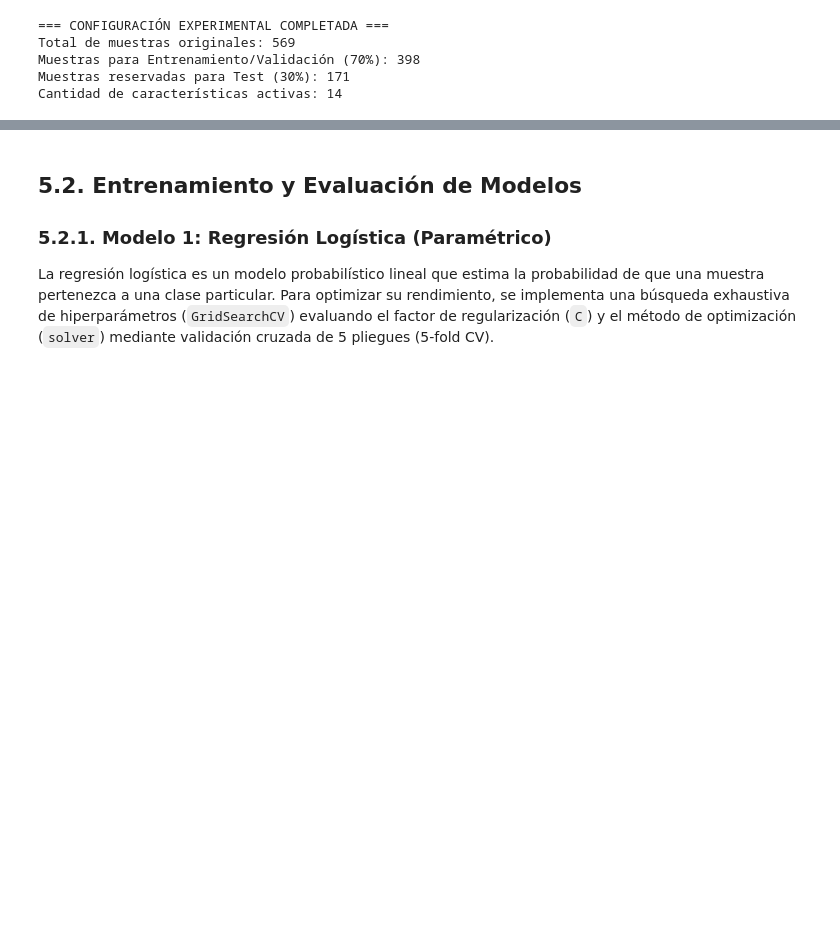
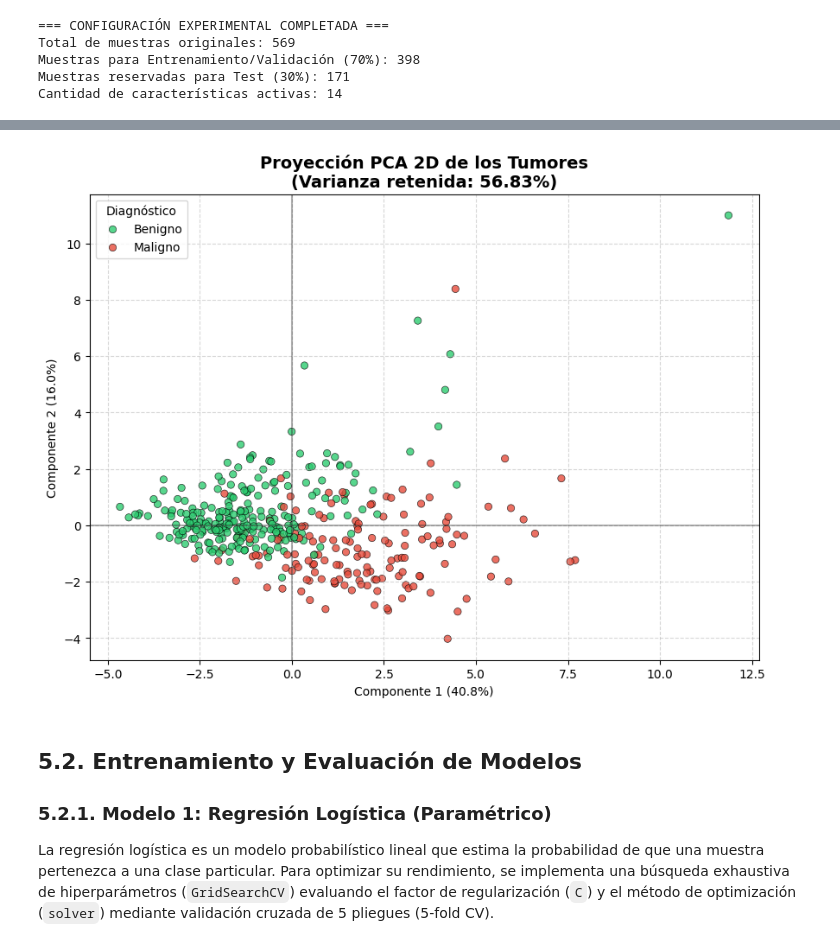
Before and after one commit to leonaidasup/Modelo2-final, a Jupyter notebook: Modelos2_Parte1.ipynb, the cells around one changed output, grey strips where cells are left out. Drawn from its saved outputs; the diff is of its cells as text; code cells hidden in the pictures; blank space fills up the shorter version.

Commit message:
Visualización del Espacio Latente (PCA) - svm-model - random-forest-model - mlp-neural-network-model

```diff
--- a/Modelos2_Parte1.ipynb
+++ b/Modelos2_Parte1.ipynb
@@ -380,3 +353,44 @@ Cantidad de características activas: 14
+# %%
+from sklearn.decomposition import PCA
+import pandas as pd
+
+# 1. Instanciar PCA para reducir a solo 2 componentes (2D)
+pca = PCA(n_components=2, random_state=30)
+
+# 2. Aplicar PCA sobre los datos de entrenamiento ya estandarizados
+X_train_pca = pca.fit_transform(X_train_scaled)
+
+# 3. Calcular cuánta información (varianza) logramos salvar en solo 2 variables
+varianza_retenida = sum(pca.explained_variance_ratio_) * 100
+
+# 4. Crear un DataFrame temporal para graficar fácilmente
+df_pca = pd.DataFrame(data=X_train_pca, columns=['Componente Principal 1', 'Componente Principal 2'])
+df_pca['Diagnóstico'] = y_train # Agregamos la etiqueta real
+
+# Reemplazar 0 y 1 por los nombres para la leyenda
+df_pca['Diagnóstico'] = df_pca['Diagnóstico'].map({0: 'Benigno', 1: 'Maligno'})
+
+# 5. Graficar el espacio 2D
+plt.figure(figsize=(10, 7))
+sns.scatterplot(
+    x='Componente Principal 1',
+    y='Componente Principal 2',
+    hue='Diagnóstico',
+    palette=['#2ecc71', '#e74c3c'], # Verde para benigno, Rojo para maligno
+    data=df_pca,
+    alpha=0.8,
+    edgecolor='k'
+)
+
+plt.title(f'Proyección PCA 2D de los Tumores\n(Varianza retenida: {varianza_retenida:.2f}%)', fontsize=14, fontweight='bold')
+plt.xlabel(f'Componente 1 ({pca.explained_variance_ratio_[0]*100:.1f}%)')
+plt.ylabel(f'Componente 2 ({pca.explained_variance_ratio_[1]*100:.1f}%)')
+plt.grid(True, linestyle='--', alpha=0.5)
+plt.axhline(y=0, color='k', linestyle='-', alpha=0.3)
+plt.axvline(x=0, color='k', linestyle='-', alpha=0.3)
+plt.show()
+# %% [output]
+[figure, added]
 # %% [markdown]
 ## 5.2. Entrenamiento y Evaluación de Modelos
 
```
Also changed, not shown: parts of 18 cells of this notebook.
